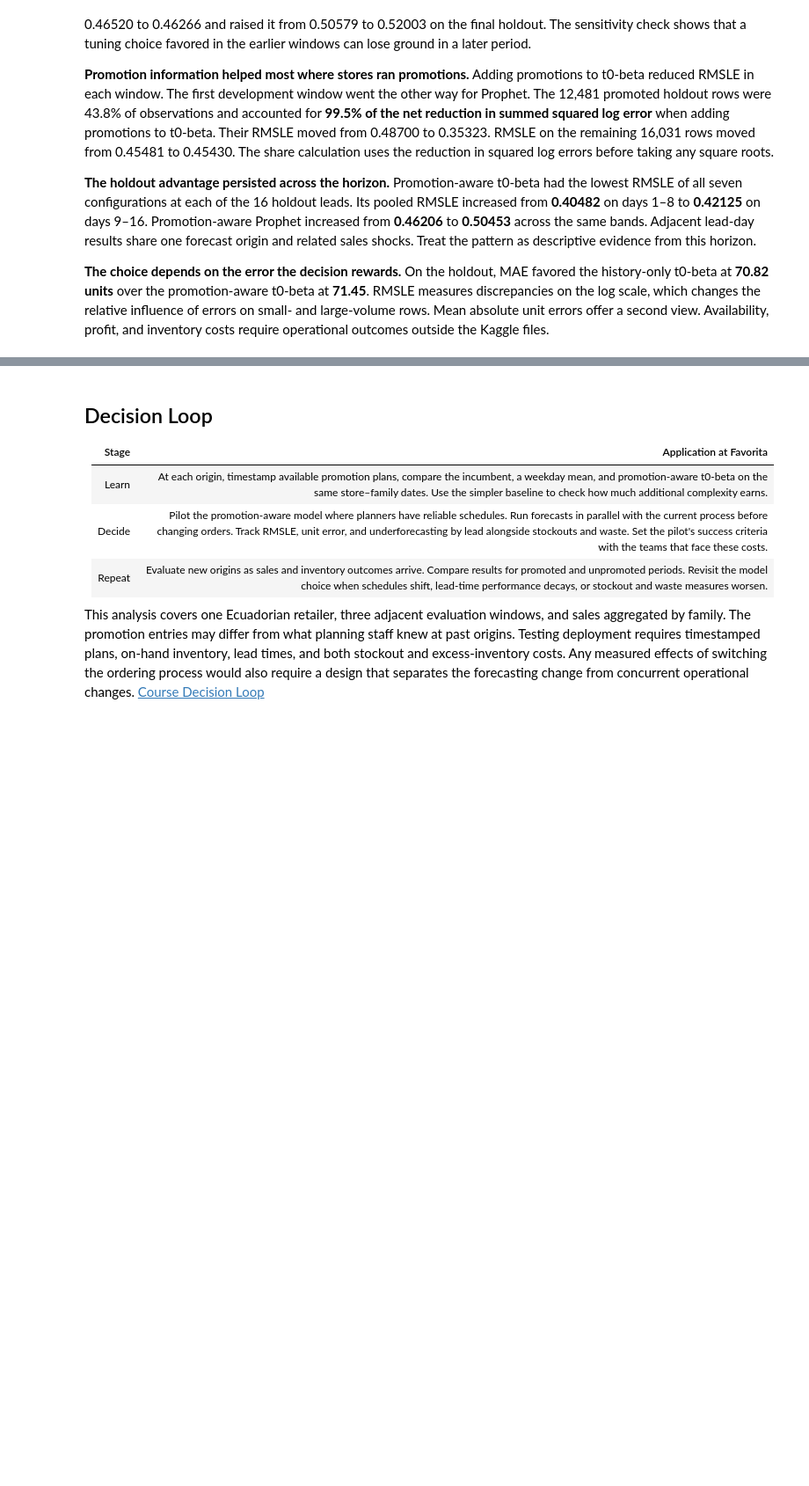
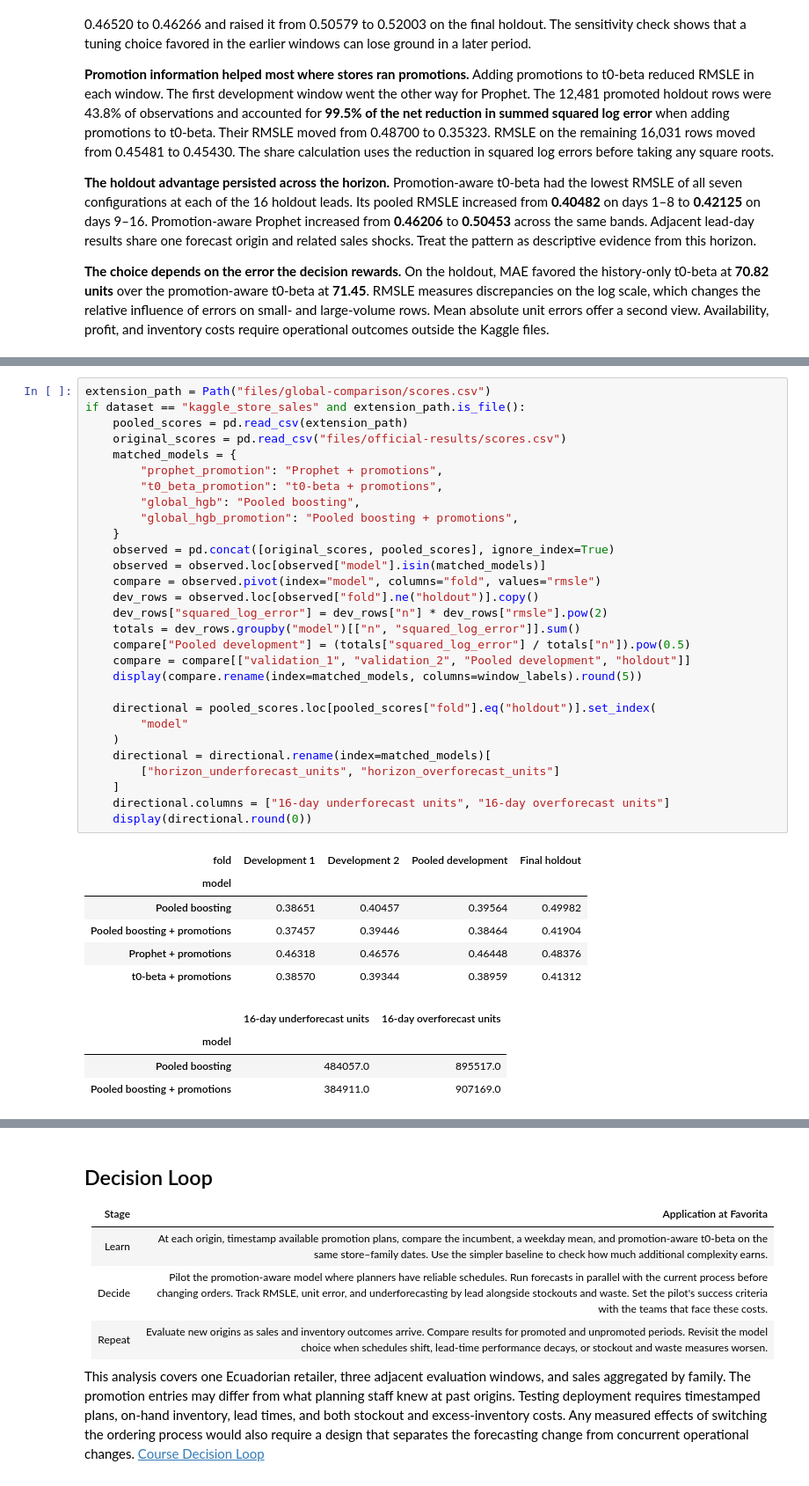
Before and after one commit to Simon-Yu-3/StoreSalesForecasting, a Jupyter notebook: project.ipynb, the cells around one changed output, grey strips where cells are left out. Shown at 88% size. Drawn from its saved outputs; the diff is of its cells as text; blank space fills up the shorter version.

```diff
--- a/project.ipynb
+++ b/project.ipynb
@@ -400,0 +407,40 @@ if set(t0_pair) == set(t0_promo["model"]):
+# %%
+extension_path = Path("files/global-comparison/scores.csv")
+if dataset == "kaggle_store_sales" and extension_path.is_file():
+    pooled_scores = pd.read_csv(extension_path)
+    original_scores = pd.read_csv("files/official-results/scores.csv")
+    matched_models = {
+        "prophet_promotion": "Prophet + promotions",
+        "t0_beta_promotion": "t0-beta + promotions",
+        "global_hgb": "Pooled boosting",
+        "global_hgb_promotion": "Pooled boosting + promotions",
+    }
+    observed = pd.concat([original_scores, pooled_scores], ignore_index=True)
+    observed = observed.loc[observed["model"].isin(matched_models)]
+    compare = observed.pivot(index="model", columns="fold", values="rmsle")
+    dev_rows = observed.loc[observed["fold"].ne("holdout")].copy()
+    dev_rows["squared_log_error"] = dev_rows["n"] * dev_rows["rmsle"].pow(2)
+    totals = dev_rows.groupby("model")[["n", "squared_log_error"]].sum()
+    compare["Pooled development"] = (totals["squared_log_error"] / totals["n"]).pow(0.5)
+    compare = compare[["validation_1", "validation_2", "Pooled development", "holdout"]]
+    display(compare.rename(index=matched_models, columns=window_labels).round(5))
+
+    directional = pooled_scores.loc[pooled_scores["fold"].eq("holdout")].set_index(
+        "model"
+    )
+    directional = directional.rename(index=matched_models)[
+        ["horizon_underforecast_units", "horizon_overforecast_units"]
+    ]
+    directional.columns = ["16-day underforecast units", "16-day overforecast units"]
+    display(directional.round(0))
+# %% [output]
+| fold | Development 1 | Development 2 | Pooled development | Final holdout |
+| model |  |  |  |  |
+| Pooled boosting | 0.38651 | 0.40457 | 0.39564 | 0.49982 |
+| Pooled boosting + promotions | 0.37457 | 0.39446 | 0.38464 | 0.41904 |
+| Prophet + promotions | 0.46318 | 0.46576 | 0.46448 | 0.48376 |
+| t0-beta + promotions | 0.38570 | 0.39344 | 0.38959 | 0.41312 |
+|  | 16-day underforecast units | 16-day overforecast units |
+| model |  |  |
+| Pooled boosting | 484057.0 | 895517.0 |
+| Pooled boosting + promotions | 384911.0 | 907169.0 |
```
Also changed, not shown: parts of 2 cells of this notebook, 11 other files.
